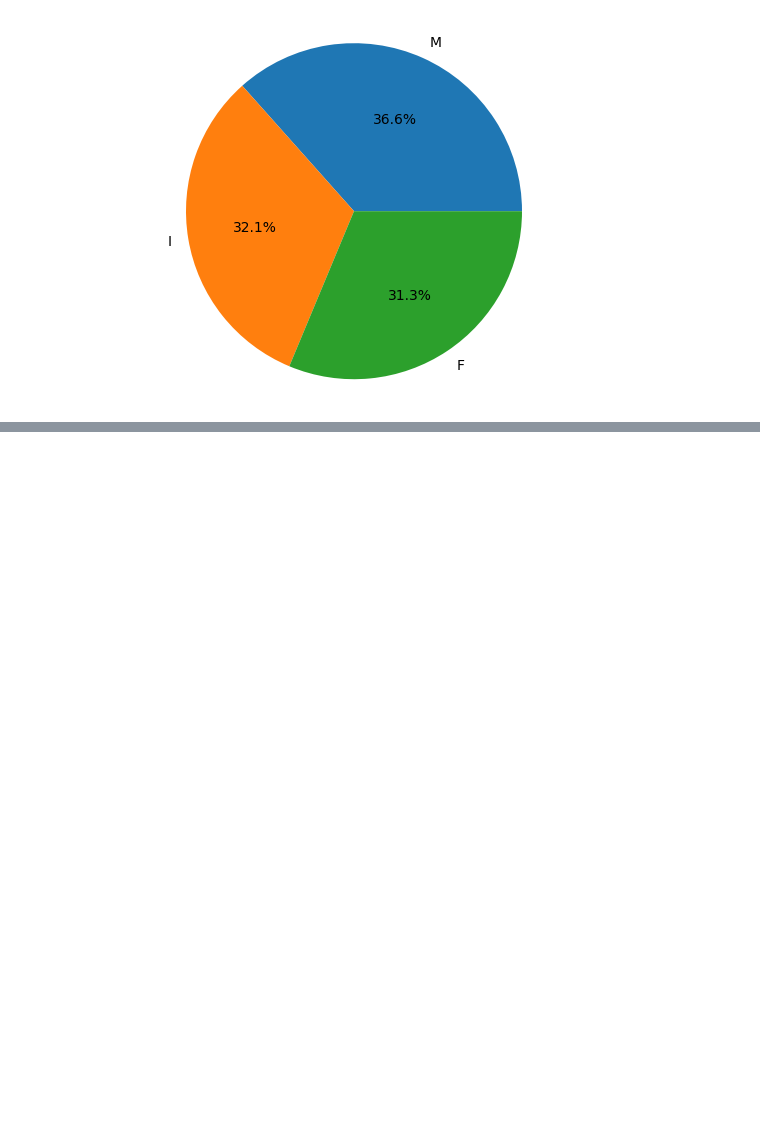
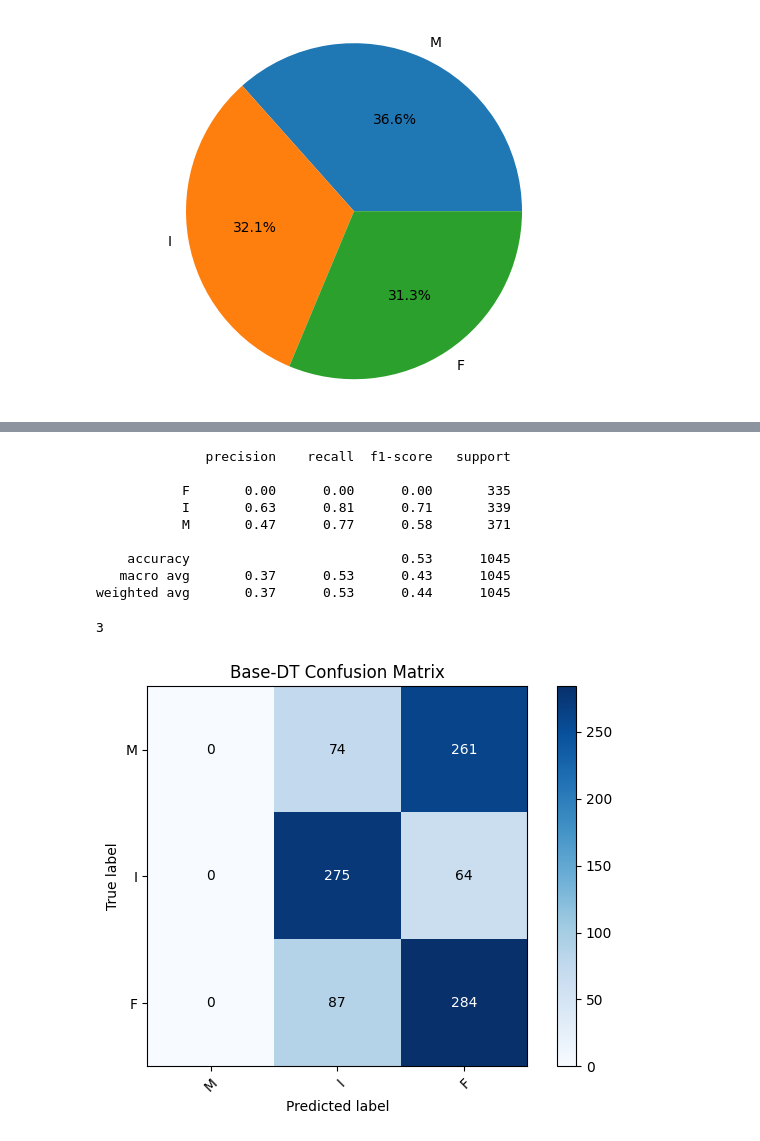
Before and after one commit to SarahMucci0312/COMP472-A1, a Jupyter notebook: abalone.ipynb, the cells around one changed output, grey strips where cells are left out. Drawn from its saved outputs; the diff is of its cells as text; code cells hidden in the pictures; blank space fills up the shorter version.

Commit message:
Finished 5 and 6 for abalone

```diff
--- a/abalone.ipynb
+++ b/abalone.ipynb
@@ -62,0 +101,71 @@ _ = tree.plot_tree(top_dtc, filled=True)
+# %%
+#Open file to write to
+fp = open('abalone-performance.txt', 'w')
+# %%
+#Creating the confusion matrix for the Base-DT
+fp.write('Base-DT with default parameters')
+fp.write('\n \n')
+
+y_predBaseDT = dtc.predict(X_test)
+class_names = abalone.Type.value_counts().index
+plotConfusionMatrix(y_test, y_predBaseDT, classes=class_names, normalize = False, title = "Base-DT Confusion Matrix")
+fp.write("Confusion matrix: ")
+fp.write('\n')
+fp.write(str(confusion_matrix(y_test, y_predBaseDT)))
+fp.write('\n \n')
+
+# Creating the classification report for the Base-DT
+print(classification_report(y_test, y_predBaseDT))
+fp.write("Classification report:")
+fp.write('\n \n')
+fp.write(classification_report(y_test, y_predBaseDT))
+fp.write('\n')
+
+# 6) Repeating the Base-DT and finding all averages and variance
+precisionScoresBDT = []
+macroF1ScoresBDT = []
+weightedF1ScoresBDT = []
+
+for run in range(5):
+    dtcBDT = tree.DecisionTreeClassifier()
+    dtcBDT.fit(X_train, y_train)
+
+    y_predBDT = dtcBDT.predict(X_test)
+
+    precisionScoresBDT.append(dtcBDT.score(X_test, y_test))
+    macroF1ScoresBDT.append(f1_score(y_test, y_predBDT, average='macro'))
+    weightedF1ScoresBDT.append(f1_score(y_test, y_predBDT, average='weighted'))
+
+
+
+# Writing all the information to the file
+toWrite = "Average accuracy: " + str(np.mean(precisionScoresBDT))
+fp.write(toWrite)
+fp.write('\n')
+toWrite = "Variance of the accuracy: " + str(np.var(precisionScoresBDT))
+fp.write(toWrite)
+fp.write('\n')
+toWrite = "Average macro-average F1: " + str(np.mean(macroF1ScoresBDT))
+fp.write(toWrite)
+fp.write('\n')
+toWrite = "Variance of the macro-average F1: " + str(np.var(macroF1ScoresBDT))
+fp.write(toWrite)
+fp.write('\n')
+toWrite = "Average weighted-average F1: " + str(np.mean(weightedF1ScoresBDT))
+fp.write(toWrite)
+fp.write('\n')
+toWrite = "Variance of the weighted-average F1: " + str(np.var(weightedF1ScoresBDT))
+fp.write(toWrite)
+fp.write('\n \n')
+# %% [output]
+              precision    recall  f1-score   support
+
+           F       0.00      0.00      0.00       335
+           I       0.63      0.81      0.71       339
+           M       0.47      0.77      0.58       371
+
+    accuracy                           0.53      1045
+   macro avg       0.37      0.53      0.43      1045
+weighted avg       0.37      0.53      0.44      1045
+3
+[figure, added]
```
Also changed, not shown: parts of 7 cells of this notebook, 3 other files.
